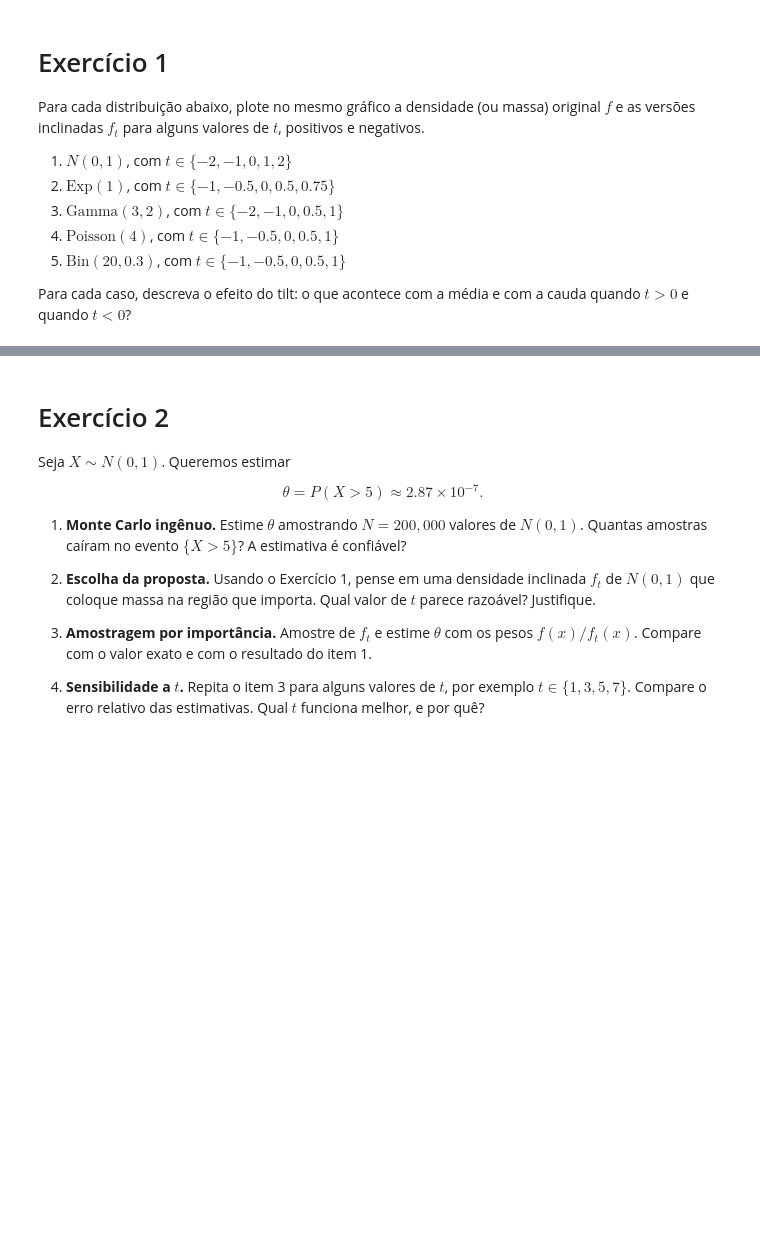
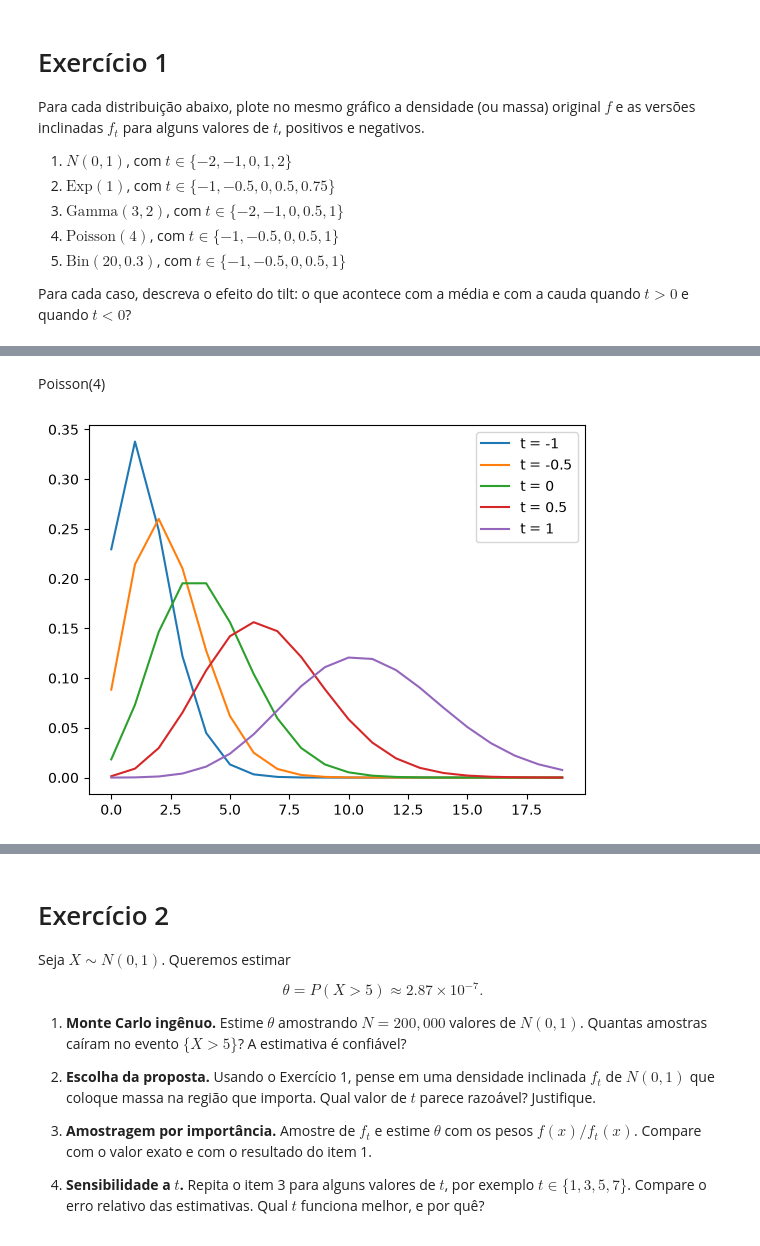
Before and after one commit to SilverPhone784/Prog-Estat, a Jupyter notebook: Labs/Lab_12.ipynb, the cells around one changed output, grey strips where cells are left out. Drawn from its saved outputs; the diff is of its cells as text; code cells hidden in the pictures; blank space fills up the shorter version.

```diff
--- a/Labs/Lab_12.ipynb
+++ b/Labs/Lab_12.ipynb
@@ -95,0 +106,19 @@ t = [-2, -1, 0, 0.5, 1]
+# %% [markdown]
+Poisson(4)
+# %%
+def f_poisson(x, lam):
+    return lam**x * np.exp(-lam) / math.factorial(x)
+
+t = [-1, -0.5, 0, 0.5, 1]
+
+eixo_x = np.array([x for x in range(20)])
+
+vec_f_poisson = np.vectorize(f_poisson)
+
+for i in t:
+    plt.plot(eixo_x, vec_f_poisson(eixo_x, 4*np.exp(i)), label=f"t = {i}")
+
+plt.legend()
+plt.show()
+# %% [output]
+[figure, added]
```
Also changed, not shown: parts of 14 cells of this notebook.
